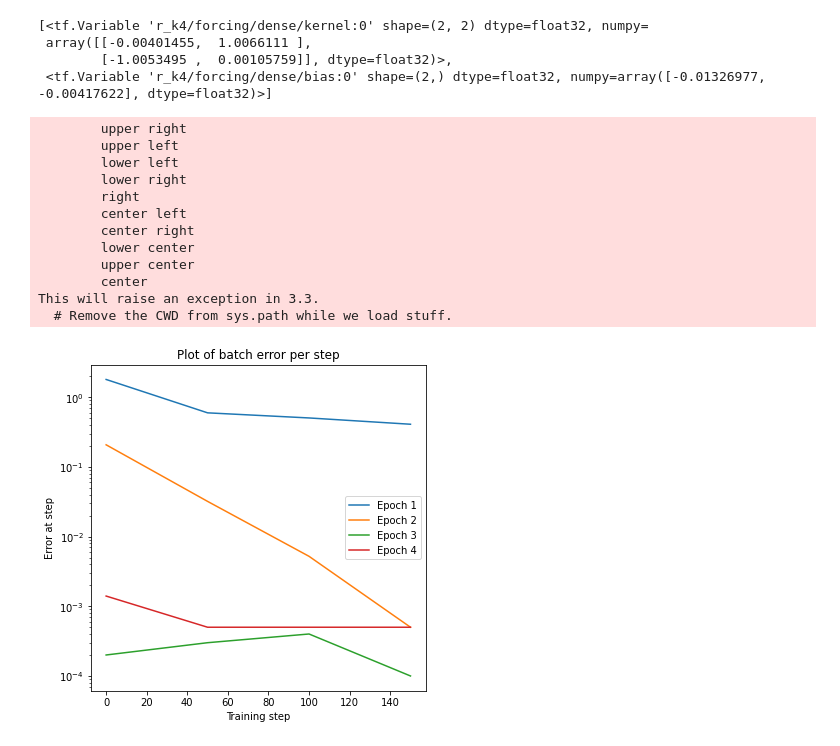
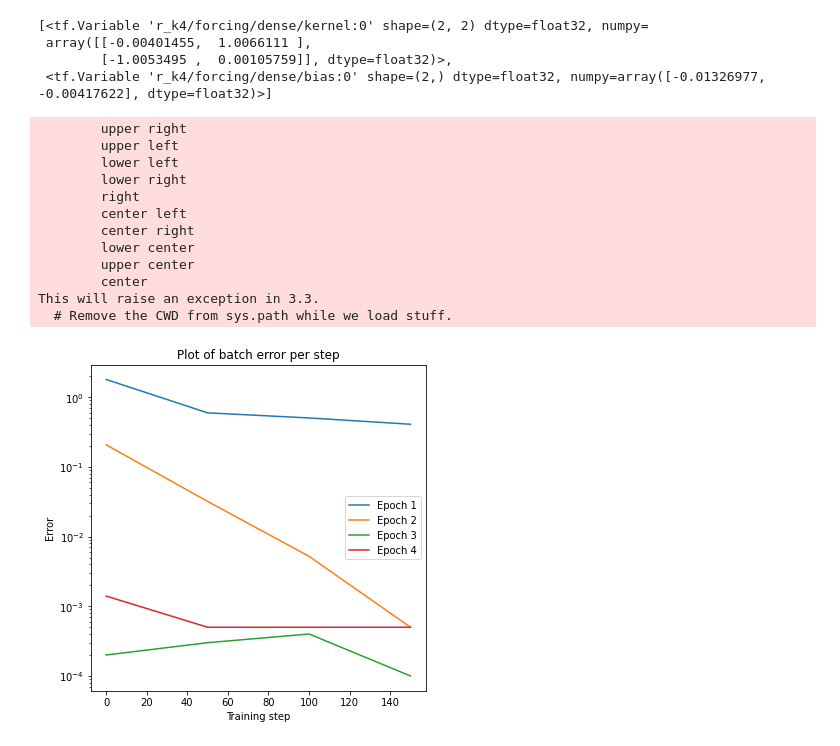
Before and after one commit to DarrahK/MMath, a Jupyter notebook: ODE_Toy_Example.ipynb, the cells around one changed output. Cells and saved outputs as stored; diff of their text form; code cells hidden in the pictures.

```diff
--- a/ODE_Toy_Example.ipynb
+++ b/ODE_Toy_Example.ipynb
@@ -221,27 +221,27 @@ batch = [0, 50, 100, 150]
 # %%
 # Plotting Error over training
 
 figure(figsize=(6,6))
 plt.semilogy(batch, ep1, label = "Epoch 1")
 plt.semilogy(batch, ep2, label = "Epoch 2")
 plt.semilogy(batch, ep3, label = "Epoch 3")
 plt.semilogy(batch, ep4, label = "Epoch 4")
-plt.ylabel("Error at step")
+plt.ylabel("Error")
 plt.xlabel("Training step")
 plt.legend(loc="middle right")
 plt.title("Plot of batch error per step")
 plt.show()
 # %% [output]
         upper right
         upper left
         lower left
         lower right
         right
         center left
         center right
         lower center
         upper center
         center
 This will raise an exception in 3.3.
   # Remove the CWD from sys.path while we load stuff.
-[figure, old version]
+[figure, new version]
```
